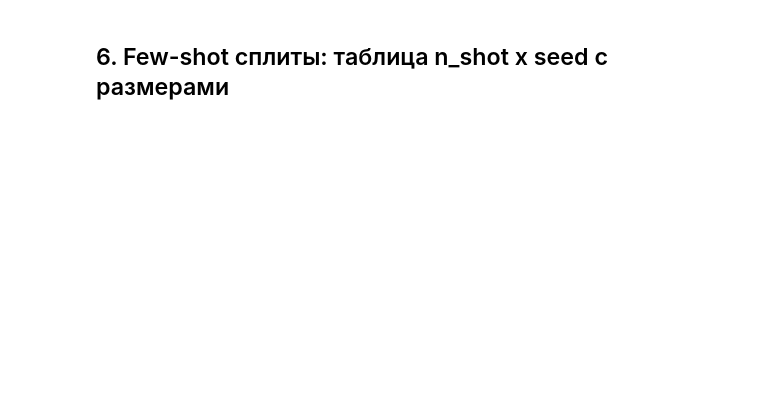
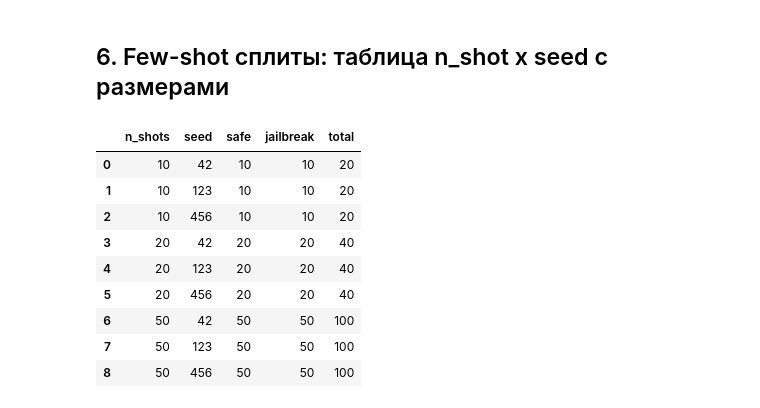
Before and after one commit to va-av-8/autoguardrails, a Jupyter notebook: tasks/jailbreak_detection/notebooks/01_eda.ipynb, the cells around one changed output. Saved outputs shown, nothing was run; the diff lists cells and outputs as text; code cells hidden in the pictures; blank space fills up the shorter version.

```diff
--- a/tasks/jailbreak_detection/notebooks/01_eda.ipynb
+++ b/tasks/jailbreak_detection/notebooks/01_eda.ipynb
@@ -139,28 +206,39 @@ def get_prompt(row):
 ## 6. Few-shot сплиты: таблица n_shot x seed с размерами
 # %%
 # Загрузка few-shot сплитов и подсчёт размеров
-# processed_dir = data_dir / "processed"
-#
-# n_shots = [10, 20, 50]
-# seeds = [42, 123, 456]
-#
-# results = []
-# for n in n_shots:
-#     for seed in seeds:
-#         path = processed_dir / f"train_shot{n}_seed{seed}.json"
-#         if path.exists():
-#             with open(path, "r") as f:
-#                 data = json.load(f)
-#             n_safe = len(data["intents"][0]["utterances"])
-#             n_jailbreak = len(data["oos_utterances"])
-#             results.append({
-#                 "n_shots": n,
-#                 "seed": seed,
-#                 "safe": n_safe,
-#                 "jailbreak": n_jailbreak,
-#                 "total": n_safe + n_jailbreak
-#             })
-#
-# pd.DataFrame(results)
+processed_dir = data_dir / "processed"
+
+n_shots = [10, 20, 50]
+seeds = [42, 123, 456]
+
+results = []
+for n in n_shots:
+    for seed in seeds:
+        path = processed_dir / f"train_shot{n}_seed{seed}.json"
+        if path.exists():
+            with open(path, "r") as f:
+                data = json.load(f)
+            n_safe = len(data["intents"][0]["utterances"])
+            n_jailbreak = len(data["oos_utterances"])
+            results.append({
+                "n_shots": n,
+                "seed": seed,
+                "safe": n_safe,
+                "jailbreak": n_jailbreak,
+                "total": n_safe + n_jailbreak
+            })
+
+pd.DataFrame(results)
+# %% [output]
+|  | n_shots | seed | safe | jailbreak | total |
+| 0 | 10 | 42 | 10 | 10 | 20 |
+| 1 | 10 | 123 | 10 | 10 | 20 |
+| 2 | 10 | 456 | 10 | 10 | 20 |
+| 3 | 20 | 42 | 20 | 20 | 40 |
+| 4 | 20 | 123 | 20 | 20 | 40 |
+| 5 | 20 | 456 | 20 | 20 | 40 |
+| 6 | 50 | 42 | 50 | 50 | 100 |
+| 7 | 50 | 123 | 50 | 50 | 100 |
+| 8 | 50 | 456 | 50 | 50 | 100 |
 # %%
 # Pivot table для наглядности
```
Also changed, not shown: parts of 12 cells of this notebook.
